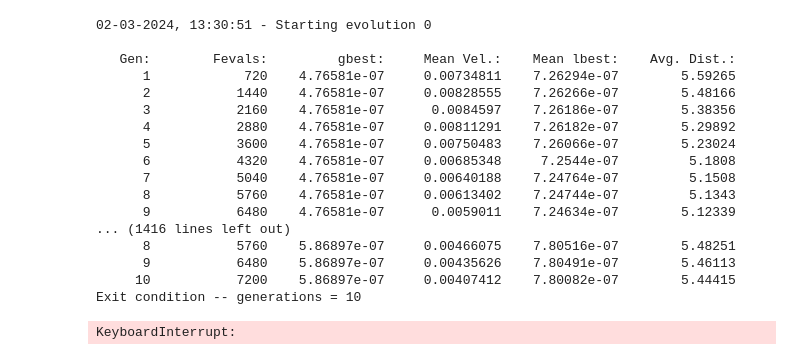
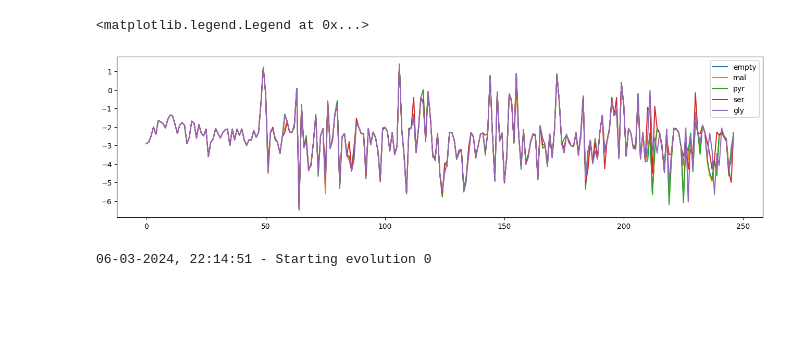
Before and after one commit to carothersresearch/ECFERS, a Jupyter notebook: run_fit_data.ipynb, the cells around one changed output. Saved outputs shown, nothing was run; the diff lists cells and outputs as text; code cells hidden in the pictures; blank space fills up the shorter version.

```diff
--- a/run_fit_data.ipynb
+++ b/run_fit_data.ipynb
@@ -46,12 +46,13 @@ parameter_labels = kinetics_labels + Gi_labels + metabolites_labels # + list(met
 parameter_labels.append('rel0') # what are good bounds for this?
 
 # make upper and lower bounds
-upper = np.array([r[i]*10 for i in kinetics_labels] + [1 for _ in Gi_labels] + [10 for i in metabolites_labels] + [1])
-lower = np.array([r[i]/10 for i in kinetics_labels] + [0 for _ in Gi_labels] + [1/10 for i in metabolites_labels] + [1/1000])
+upper = np.array([r[i]*10 for i in kinetics_labels] + [1 for _ in Gi_labels] + [10 for _ in metabolites_labels] + [10])
+lower = np.array([r[i]/10 for i in kinetics_labels] + [1/100 for _ in Gi_labels] + [1/10 for _ in metabolites_labels] + [1/10])
 
 # define variables that don't change during fitting, but could be different across samples
 # (dilution factor, biosynthesis metabolites, which enzymes are present)
-variables = init_concentrations.copy()
+variables = {}
 for s in metadata['sample_labels']:
-    variables[s] = {**variables[s] , **{'dilution_factor':1/metadata['dilution_factor'][s]}}
+    variables[s] = {'dilution_factor':1/metadata['dilution_factor'][s]}
     variables[s] = {**variables[s] , **{p:1 for p in r.getGlobalParameterIds() if 'p_EC' in p}}
+    variables[s] = {**variables[s] , **init_concentrations[s]}
@@ -67,6 +78,4 @@ myprob = SBMLGlobalFit_Multi(
     scale=True)
 
 prob = pg.problem(myprob)
-# %%
-myprob.fitness(upper)
 # %%
@@ -97,2 +100,9 @@ client[:].apply_sync(os.chdir,'/mmfs1/gscratch/cheme/dalba/repos/ECFERS')
+# %%
+plt.figure(figsize=(16,4))
+[plt.plot(np.log10(sol[s][-1,:])) for s in metadata['sample_labels']]
+plt.legend(metadata['sample_labels'])
+# %% [output]
+<matplotlib.legend.Legend at 0x...>
+[figure, added]
 # %%
 total_nodes = 40*18
@@ -113,7 +123,7 @@ with open('checkpoint.dat', 'rb') as file:
 # %%
 import pickle
 now = lambda: datetime.fromtimestamp(datetime.now().timestamp()).strftime("%d-%m-%Y, %H:%M:%S")
-logs = [[] for _ in range(5)]
+logs = [[] for _ in range(replicates)]
 for i in range(100):
     print(now() + ' - Starting evolution ' + str(i))
     pops = [a.evolve(p) for a,p in zip(algos,pops)]
@@ -131,24 +141,7 @@ for i in range(100):
     # if np.min([p.champion_f for p in pops]) < prob.extract(SBMLGlobalFit)._residual(result[:,1:].__array__()*(1.055),result[:,1:].__array__()):
     #     break
 # %% [output]
-02-03-2024, 13:30:51 - Starting evolution 0
-
-   Gen:        Fevals:         gbest:     Mean Vel.:    Mean lbest:    Avg. Dist.:
-      1            720    4.76581e-07     0.00734811    7.26294e-07        5.59265
-      2           1440    4.76581e-07     0.00828555    7.26266e-07        5.48166
-      3           2160    4.76581e-07      0.0084597    7.26186e-07        5.38356
-      4           2880    4.76581e-07     0.00811291    7.26182e-07        5.29892
-      5           3600    4.76581e-07     0.00750483    7.26066e-07        5.23024
-      6           4320    4.76581e-07     0.00685348     7.2544e-07         5.1808
-      7           5040    4.76581e-07     0.00640188    7.24764e-07         5.1508
-      8           5760    4.76581e-07     0.00613402    7.24744e-07         5.1343
-      9           6480    4.76581e-07      0.0059011    7.24634e-07        5.12339
-... (1416 lines left out)
-      8           5760    5.86897e-07     0.00466075    7.80516e-07        5.48251
-      9           6480    5.86897e-07     0.00435626    7.80491e-07        5.46113
-     10           7200    5.86897e-07     0.00407412    7.80082e-07        5.44415
-Exit condition -- generations = 10
+06-03-2024, 22:14:51 - Starting evolution 0
-KeyboardInterrupt:
 # %%
 results = [np.concatenate(l,axis=0) for l in logs]
 [plt.plot(res[:,2],'o-') for res in results]
```
Also changed, not shown: parts of 10 cells of this notebook, 4 other files.
